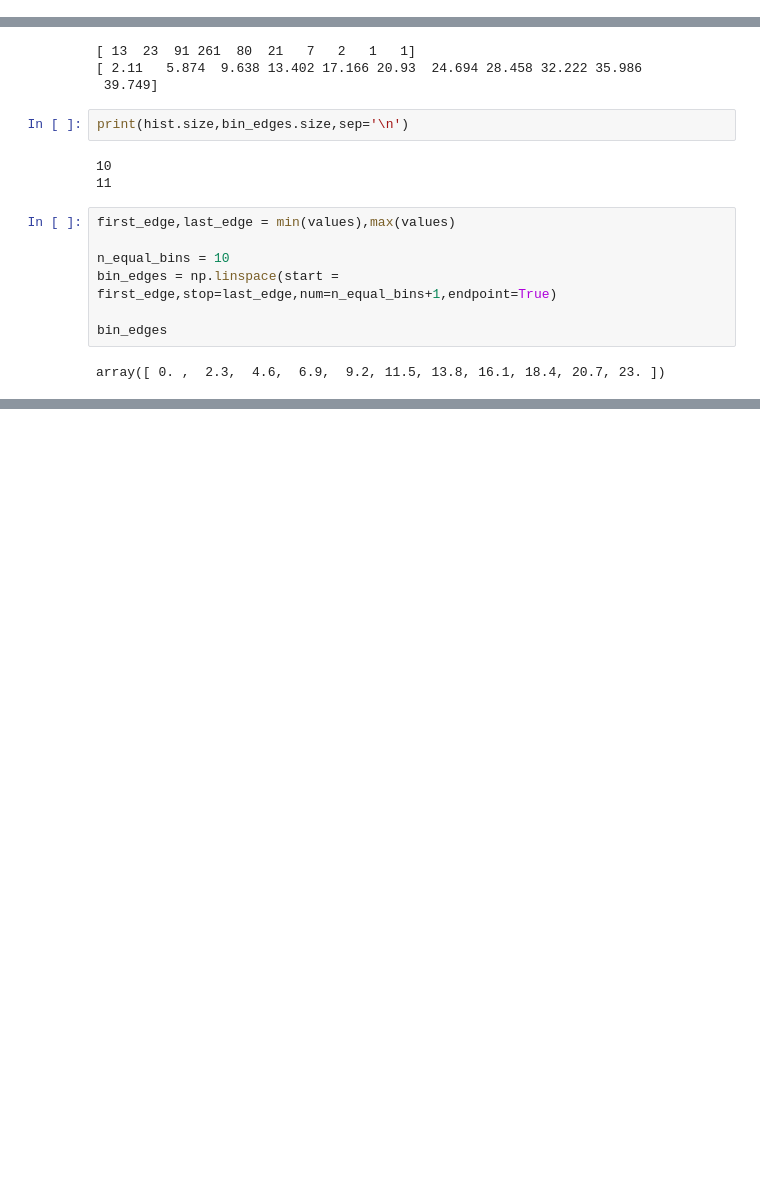
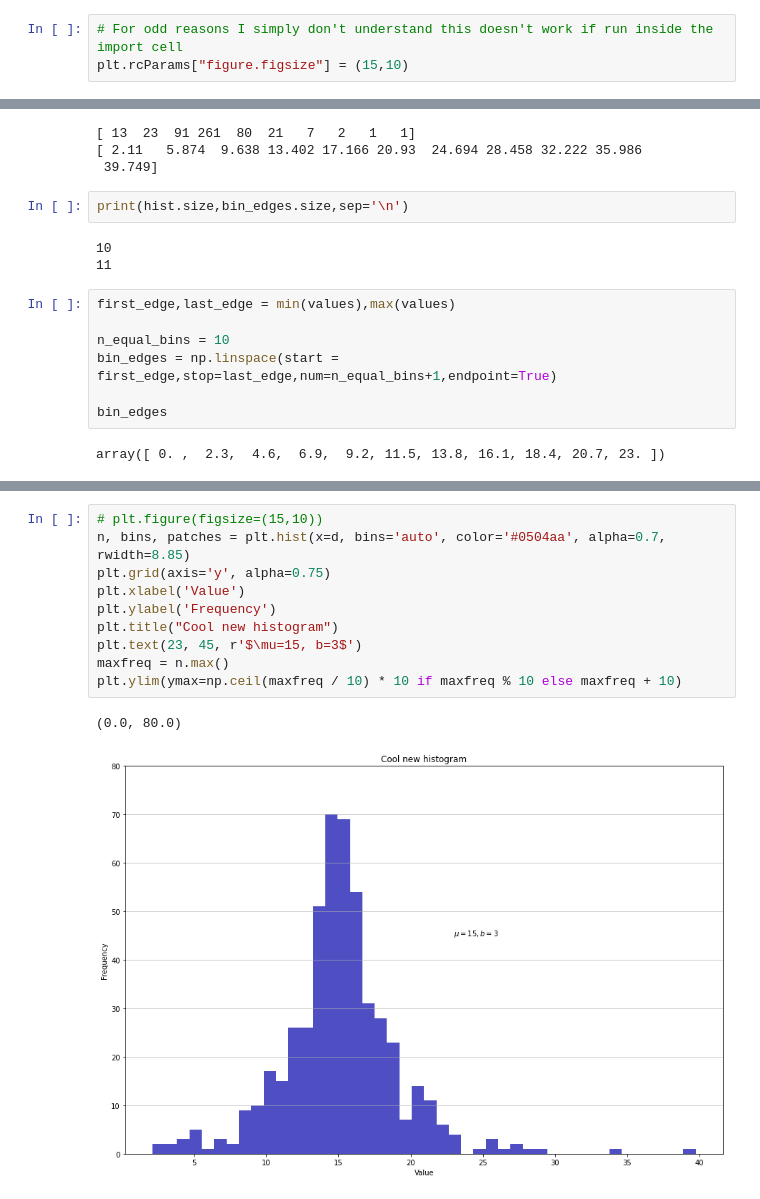
Before and after one commit to AnupJoseph/adv-python, a Jupyter notebook: Histogram_Plotting_+_Seaborn.ipynb, the cells around one changed output, grey strips where cells are left out. Cells and saved outputs as stored; diff of their text form; blank space fills up the shorter version.

```diff
--- a/Histogram_Plotting_+_Seaborn.ipynb
+++ b/Histogram_Plotting_+_Seaborn.ipynb
@@ -7,3 +9,6 @@ import numpy as np
+# %%
+# For odd reasons I simply don't understand this doesn't work if run inside the import cell
+plt.rcParams["figure.figsize"] = (15,10)
 # %%
 values = (0, 1, 1, 1, 2, 3, 7, 7, 23)
 value_count = Counter(values)
@@ -82,0 +98,13 @@ array([ 0. ,  2.3,  4.6,  6.9,  9.2, 11.5, 13.8, 16.1, 18.4, 20.7, 23. ])
+# %%
+# plt.figure(figsize=(15,10))
+n, bins, patches = plt.hist(x=d, bins='auto', color='#0504aa', alpha=0.7, rwidth=8.85)
+plt.grid(axis='y', alpha=0.75)
+plt.xlabel('Value')
+plt.ylabel('Frequency')
+plt.title("Cool new histogram")
+plt.text(23, 45, r'$\mu=15, b=3$')
+maxfreq = n.max()
+plt.ylim(ymax=np.ceil(maxfreq / 10) * 10 if maxfreq % 10 else maxfreq + 10)
+# %% [output]
+(0.0, 80.0)
+[figure, added]
```
Also changed, not shown: parts of 5 cells of this notebook.
